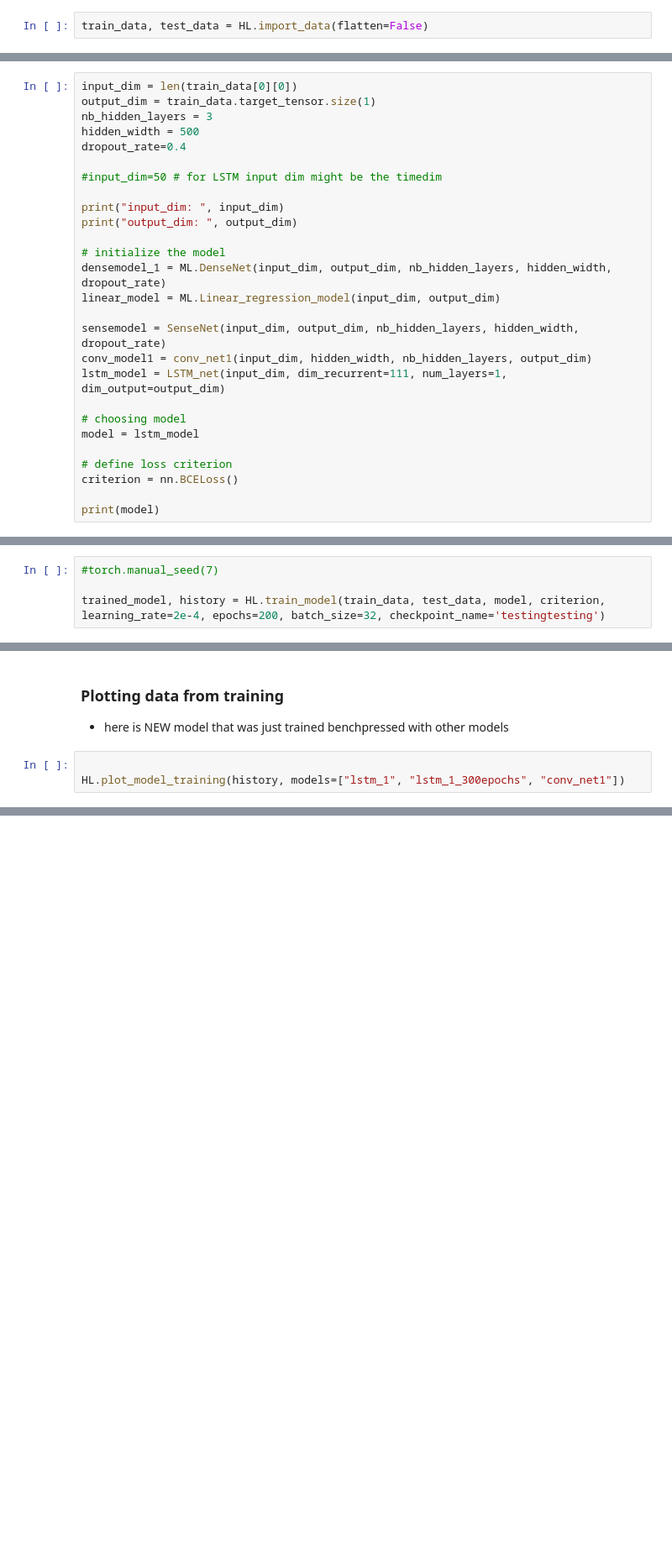
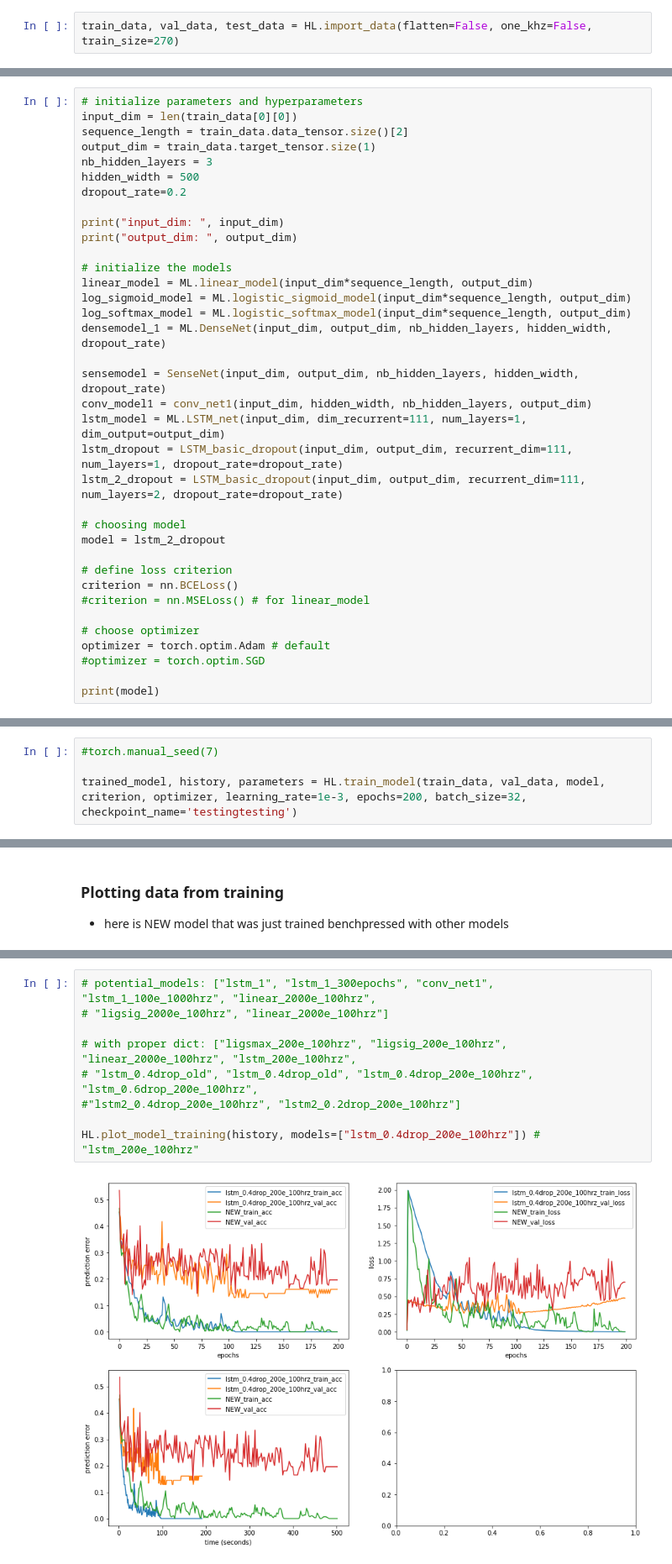
Before and after one commit to hbjornoy/deep-learning, a Jupyter notebook: project1/havard0.ipynb, the cells around one changed output, grey strips where cells are left out. Shown at 84% size. Cells and saved outputs as stored; diff of their text form; blank space fills up the shorter version.

Commit message:
project1 model.eval(), experimentation ++

```diff
--- a/project1/havard0.ipynb
+++ b/project1/havard0.ipynb
@@ -35,7 +39,7 @@ import models as ML
 # %% [markdown]
 ### Importing data
 # %%
-train_data, test_data = HL.import_data(flatten=False)
+train_data, val_data, test_data = HL.import_data(flatten=False, one_khz=False, train_size=270)
 # %% [output]
 Original data format:
 <class 'torch.FloatTensor'> torch.Size([316, 28, 50])
@@ -134,30 +137,39 @@ class LSTM_net(nn.Module):
 # %% [markdown]
 ### Choose model and define loss criterion and train
 # %%
+# initialize parameters and hyperparameters
 input_dim = len(train_data[0][0])
+sequence_length = train_data.data_tensor.size()[2]
 output_dim = train_data.target_tensor.size(1)
 nb_hidden_layers = 3
 hidden_width = 500
-dropout_rate=0.4
-
-#input_dim=50 # for LSTM input dim might be the timedim
+dropout_rate=0.2
 
 print("input_dim: ", input_dim)
 print("output_dim: ", output_dim)
 
-# initialize the model
+# initialize the models
+linear_model = ML.linear_model(input_dim*sequence_length, output_dim)
+log_sigmoid_model = ML.logistic_sigmoid_model(input_dim*sequence_length, output_dim)
+log_softmax_model = ML.logistic_softmax_model(input_dim*sequence_length, output_dim)
 densemodel_1 = ML.DenseNet(input_dim, output_dim, nb_hidden_layers, hidden_width, dropout_rate)
-linear_model = ML.Linear_regression_model(input_dim, output_dim)
 
 sensemodel = SenseNet(input_dim, output_dim, nb_hidden_layers, hidden_width, dropout_rate)
 conv_model1 = conv_net1(input_dim, hidden_width, nb_hidden_layers, output_dim)
-lstm_model = LSTM_net(input_dim, dim_recurrent=111, num_layers=1, dim_output=output_dim)
+lstm_model = ML.LSTM_net(input_dim, dim_recurrent=111, num_layers=1, dim_output=output_dim)
+lstm_dropout = LSTM_basic_dropout(input_dim, output_dim, recurrent_dim=111, num_layers=1, dropout_rate=dropout_rate)
+lstm_2_dropout = LSTM_basic_dropout(input_dim, output_dim, recurrent_dim=111, num_layers=2, dropout_rate=dropout_rate)
 
 # choosing model
-model = lstm_model
+model = lstm_2_dropout
 
 # define loss criterion
 criterion = nn.BCELoss()
+#criterion = nn.MSELoss() # for linear_model
+
+# choose optimizer
+optimizer = torch.optim.Adam # default
+#optimizer = torch.optim.SGD
 
 print(model)
 # %% [output]
@@ -183,5 +184,5 @@ conv_net2(
 # %%
 #torch.manual_seed(7)
 
-trained_model, history = HL.train_model(train_data, test_data, model, criterion, learning_rate=2e-4, epochs=200, batch_size=32, checkpoint_name='testingtesting')
+trained_model, history, parameters = HL.train_model(train_data, val_data, model, criterion, optimizer, learning_rate=1e-3, epochs=200, batch_size=32, checkpoint_name='testingtesting')
 # %% [output]
@@ -212,6 +213,3 @@ Checkpoint: checkpoint_models/testingtesting_epoch_180.pth ---------------------
 # %% [markdown]
 ### Plotting data from training
 - here is NEW model that was just trained benchpressed with other models
-# %%
-
-HL.plot_model_training(history, models=["lstm_1", "lstm_1_300epochs", "conv_net1"])
@@ -220,3 +216,14 @@ HL.plot_model_training(history, models=["lstm_1", "lstm_1_300epochs", "conv_net1
+# %%
+# potential_models: ["lstm_1", "lstm_1_300epochs", "conv_net1", "lstm_1_100e_1000hrz", "linear_2000e_100hrz",
+# "ligsig_2000e_100hrz", "linear_2000e_100hrz"]
+
+# with proper dict: ["ligsmax_200e_100hrz", "ligsig_200e_100hrz", "linear_2000e_100hrz", "lstm_200e_100hrz",
+# "lstm_0.4drop_old", "lstm_0.4drop_old", "lstm_0.4drop_200e_100hrz", "lstm_0.6drop_200e_100hrz",
+#"lstm2_0.4drop_200e_100hrz", "lstm2_0.2drop_200e_100hrz"]
+
+HL.plot_model_training(history, models=["lstm_0.4drop_200e_100hrz"]) # "lstm_200e_100hrz"
+# %% [output]
+[figure, added]
 # %% [markdown]
 ### Saving model with training data
 Just uncomment and run to save recently trained model
```
Also changed, not shown: parts of 11 cells of this notebook, 15 other files.
